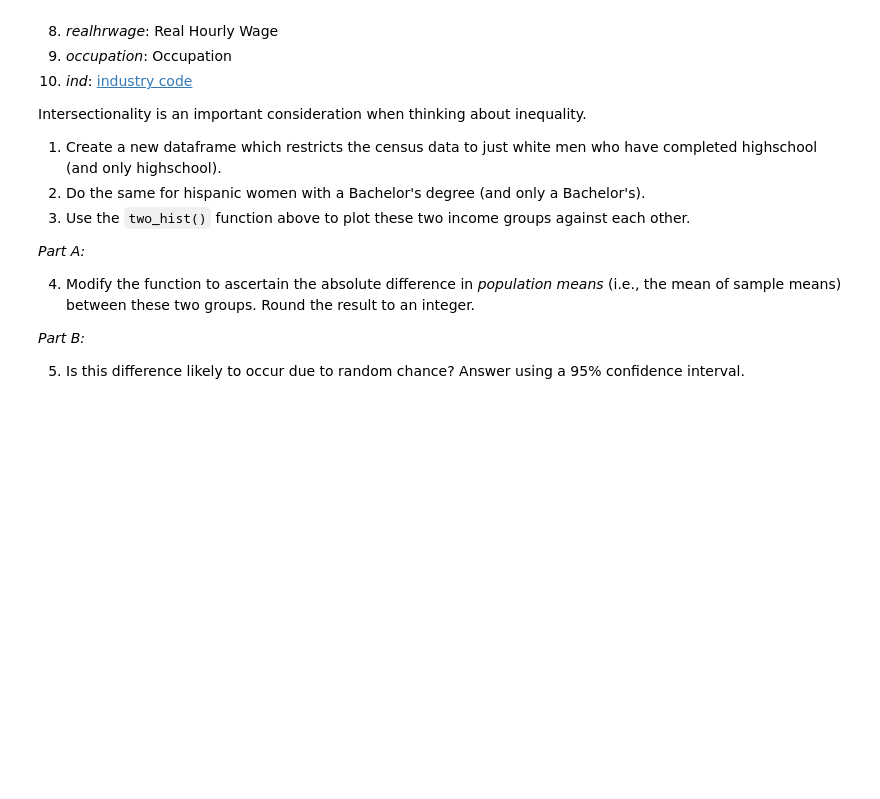
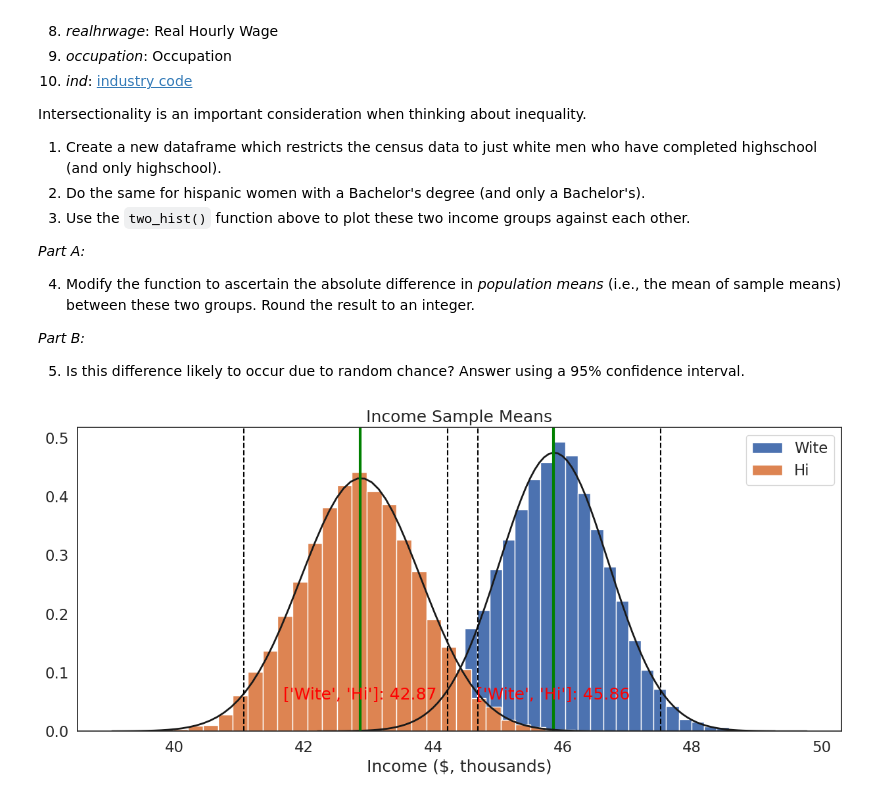
Before and after one commit to annagooding/QM2-2024, a Jupyter notebook: notebooks/W05. Distributions and Basic Statistics.ipynb, the cells around one changed output. Saved outputs shown, nothing was run; the diff lists cells and outputs as text; code cells hidden in the pictures; blank space fills up the shorter version.

```diff
--- a/notebooks/W05. Distributions and Basic Statistics.ipynb
+++ b/notebooks/W05. Distributions and Basic Statistics.ipynb
@@ -593,3 +599,12 @@ Intersectionality is an important consideration when thinking about inequality.
 *Part B:*
 
 5. Is this difference likely to occur due to random chance? Answer using a 95% confidence interval.
+# %%
+#dataframe of white men with hs education
+white_men_hs=df[(df['sex']==1) & (df['race']==1)&(df['sch']==12)]['income']
+#dataframe of hispanic women with bachelors
+hispanic_women_bachelors=df[(df['sex']==2) & (df['race']==3) & (df['sch']==16)]['income'] # create a new dataframe containing only income values for women
+
+two_hist([white_men_hs,hispanic_women_bachelors],['White men with high school education','Hi'],'Income ($, thousands)', "Income Sample Means")
+# %% [output]
+[figure, added]
```
Also changed, not shown: parts of 2 cells of this notebook.
